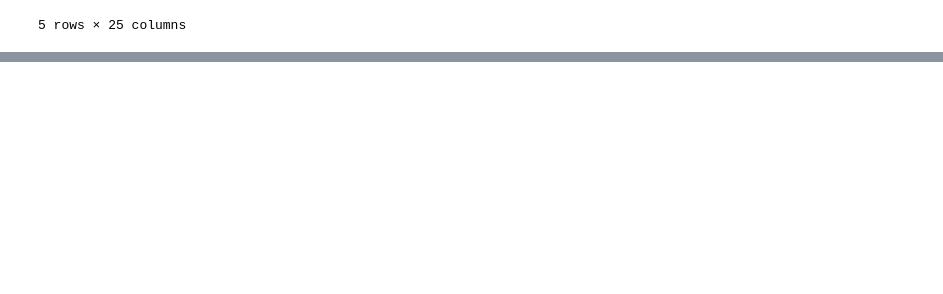
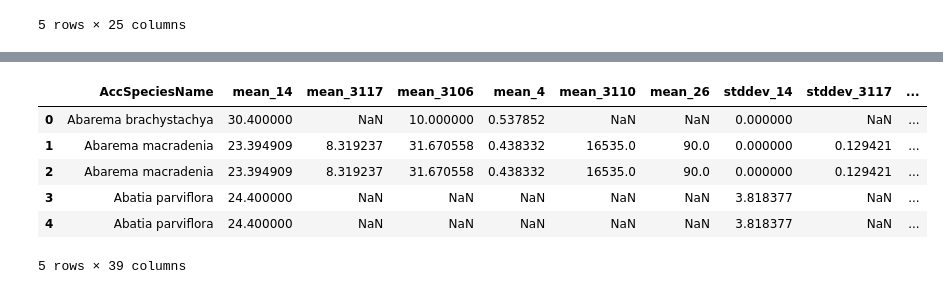
Before and after one commit to Shaashwat05/plant_trait_identification, a Jupyter notebook: data_handling.ipynb, the cells around one changed output, grey strips where cells are left out. Saved outputs shown, nothing was run; the diff lists cells and outputs as text; code cells hidden in the pictures; blank space fills up the shorter version.

```diff
--- a/data_handling.ipynb
+++ b/data_handling.ipynb
@@ -45,0 +36,11 @@ links.loc[(np.floor(links['decimalLatitude'])) == 41 & (np.floor(links['decimalL
+# %%
+combined = pd.merge(data, links, left_on='AccSpeciesName', right_on='species', how='inner')
+combined.head()
+# %% [output]
+|  | AccSpeciesName | mean_14 | mean_3117 | mean_3106 | mean_4 | mean_3110 | mean_26 | stddev_14 | stddev_3117 | ... |
+| 0 | Abarema brachystachya | 30.400000 | NaN | 10.000000 | 0.537852 | NaN | NaN | 0.000000 | NaN | ... |
+| 1 | Abarema macradenia | 23.394909 | 8.319237 | 31.670558 | 0.438332 | 16535.0 | 90.0 | 0.000000 | 0.129421 | ... |
+| 2 | Abarema macradenia | 23.394909 | 8.319237 | 31.670558 | 0.438332 | 16535.0 | 90.0 | 0.000000 | 0.129421 | ... |
+| 3 | Abatia parviflora | 24.400000 | NaN | NaN | NaN | NaN | NaN | 3.818377 | NaN | ... |
+| 4 | Abatia parviflora | 24.400000 | NaN | NaN | NaN | NaN | NaN | 3.818377 | NaN | ... |
+5 rows × 39 columns
```
Also changed, not shown: parts of 19 cells of this notebook, 4 other files.
